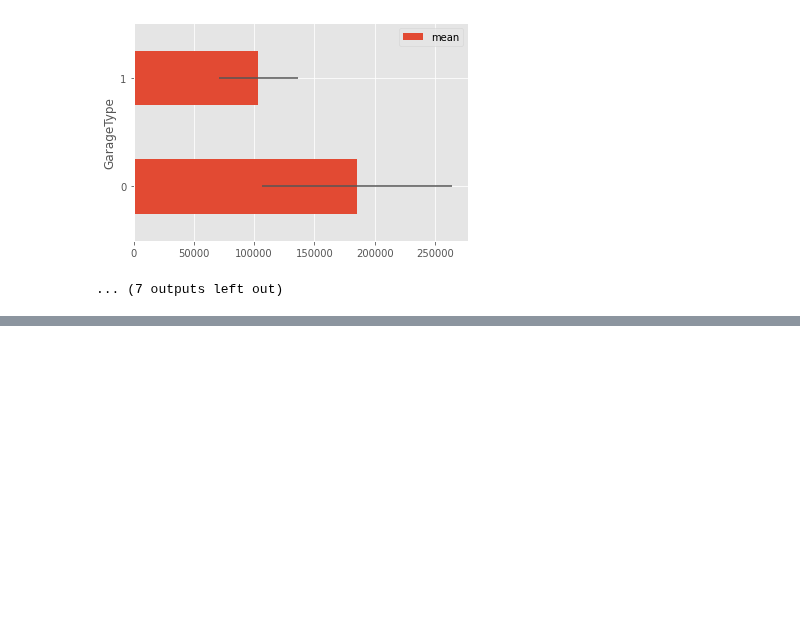
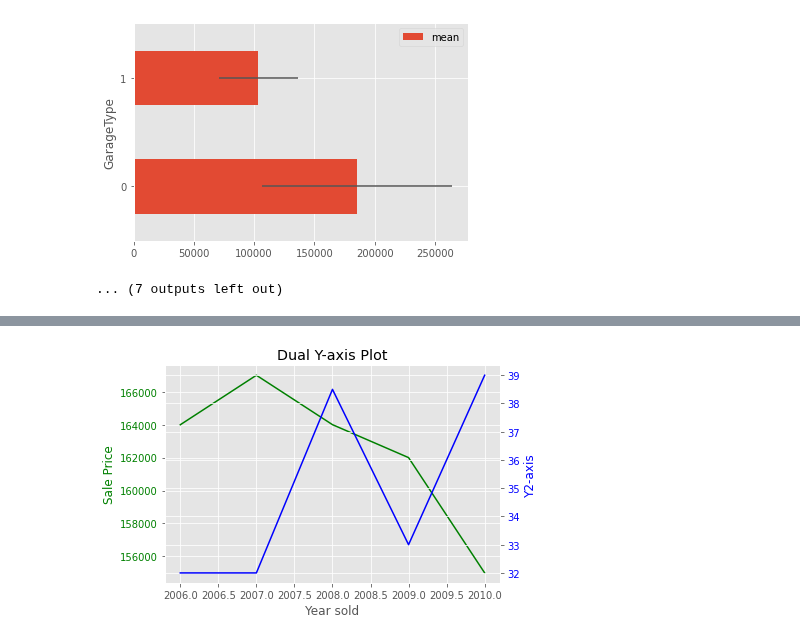
Before and after one commit to AkhilVinayakp/machine_Learning_Algorithms_python, a Jupyter notebook: EtE_projects/house-prices/Experiments/analysis.ipynb, the cells around one changed output, grey strips where cells are left out. Saved outputs shown, nothing was run; the diff lists cells and outputs as text; code cells hidden in the pictures; blank space fills up the shorter version.

```diff
--- a/EtE_projects/house-prices/Experiments/analysis.ipynb
+++ b/EtE_projects/house-prices/Experiments/analysis.ipynb
@@ -411,0 +497,26 @@ for col in missing_val_cols:
+# %%
+
+
+fig, ax1 = plt.subplots()
+x = df_temp['YrSold']
+y1 = df_temp['SalePrice']
+ax1.plot(x, y1, 'g-')
+ax1.set_xlabel('Year sold')
+ax1.set_ylabel('Sale Price', color='g')  # Y-axis label for the first plot
+ax1.tick_params(axis='y', labelcolor='g')  # Y-axis ticks for the first plot
+
+# Create a second set of axes sharing the same x-axis
+ax2 = ax1.twinx()
+y2 = df_temp['age from sold']
+# Plot data on the second y-axis (right)
+ax2.plot(x, y2, 'b-')
+ax2.set_ylabel('Age from Sold', color='b')  # Y-axis label for the second plot
+ax2.tick_params(axis='y', labelcolor='b')  # Y-axis ticks for the second plot
+
+# Title for the entire plot
+plt.title('Dual Y-axis Plot')
+
+# Show the plot
+plt.show()
+# %% [output]
+[figure, added]
```
Also changed, not shown: parts of 13 cells of this notebook.
